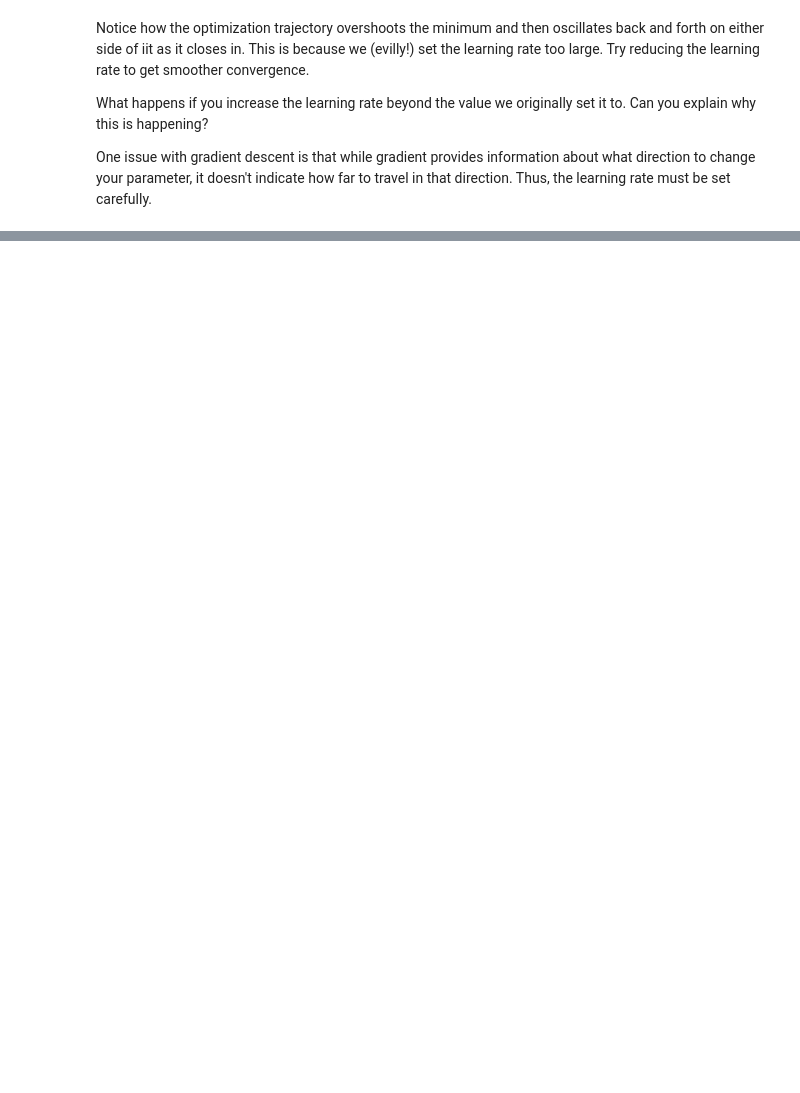
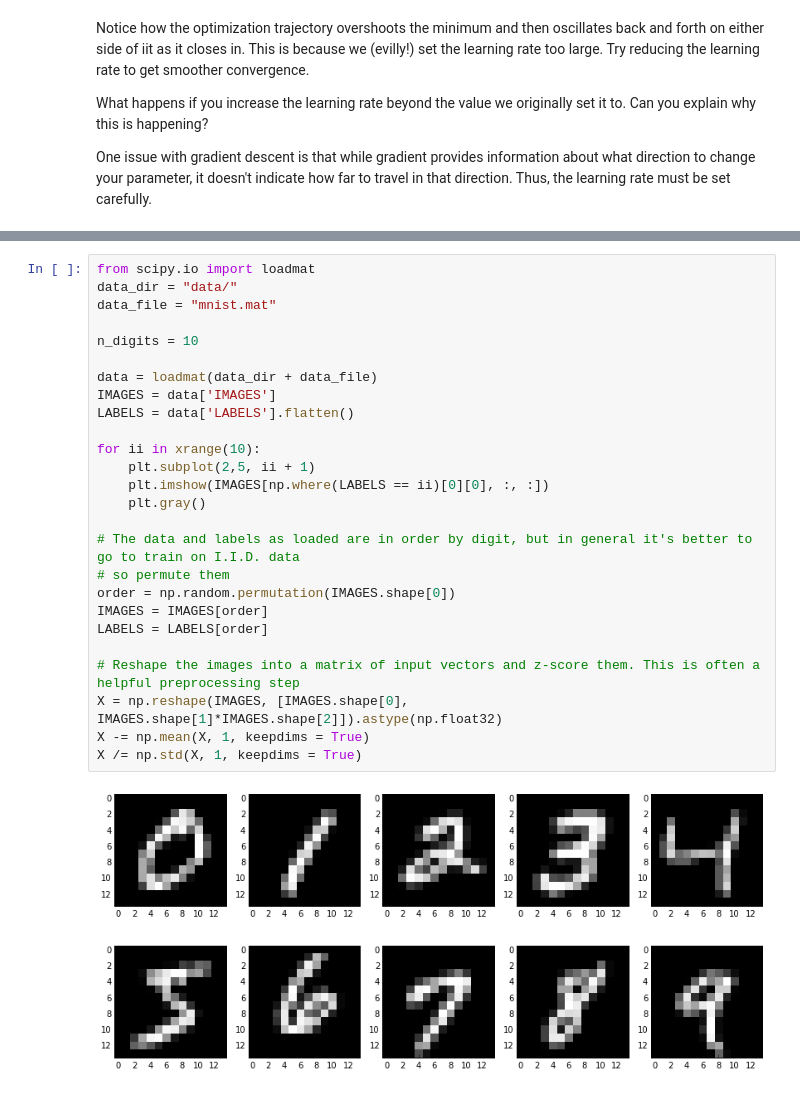
Before and after one commit to rctn/RCTN-neuro-bootcamp, a Jupyter notebook: auto_gradient_descent.ipynb, the cells around one changed output, grey strips where cells are left out. Drawn from its saved outputs; the diff is of its cells as text; blank space fills up the shorter version.

```diff
--- a/auto_gradient_descent.ipynb
+++ b/auto_gradient_descent.ipynb
@@ -119,0 +125,28 @@ One issue with gradient descent is that while gradient provides information abou
+# %%
+from scipy.io import loadmat
+data_dir = "data/"
+data_file = "mnist.mat"
+
+n_digits = 10
+
+data = loadmat(data_dir + data_file)
+IMAGES = data['IMAGES']
+LABELS = data['LABELS'].flatten()
+
+for ii in xrange(10):
+    plt.subplot(2,5, ii + 1)
+    plt.imshow(IMAGES[np.where(LABELS == ii)[0][0], :, :])
+    plt.gray()
+
+# The data and labels as loaded are in order by digit, but in general it's better to go to train on I.I.D. data
+# so permute them
+order = np.random.permutation(IMAGES.shape[0])
+IMAGES = IMAGES[order]
+LABELS = LABELS[order]
+
+# Reshape the images into a matrix of input vectors and z-score them. This is often a helpful preprocessing step
+X = np.reshape(IMAGES, [IMAGES.shape[0], IMAGES.shape[1]*IMAGES.shape[2]]).astype(np.float32)
+X -= np.mean(X, 1, keepdims = True)
+X /= np.std(X, 1, keepdims = True)
+# %% [output]
+[figure, added]
```
Also changed, not shown: parts of 24 cells of this notebook.
